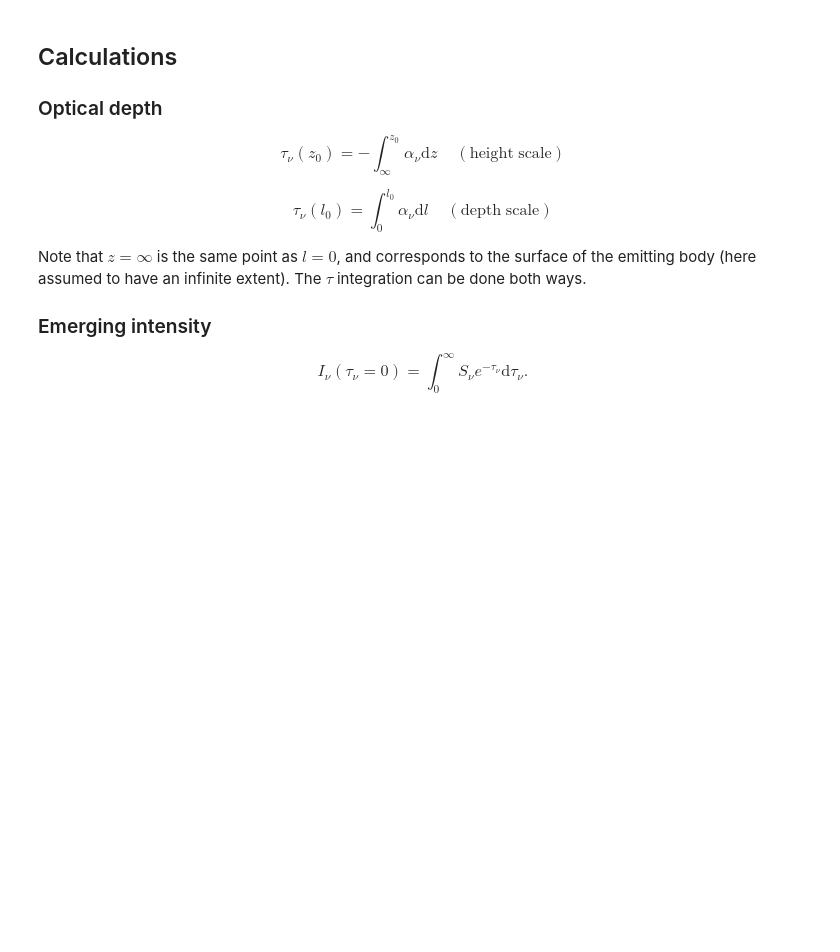
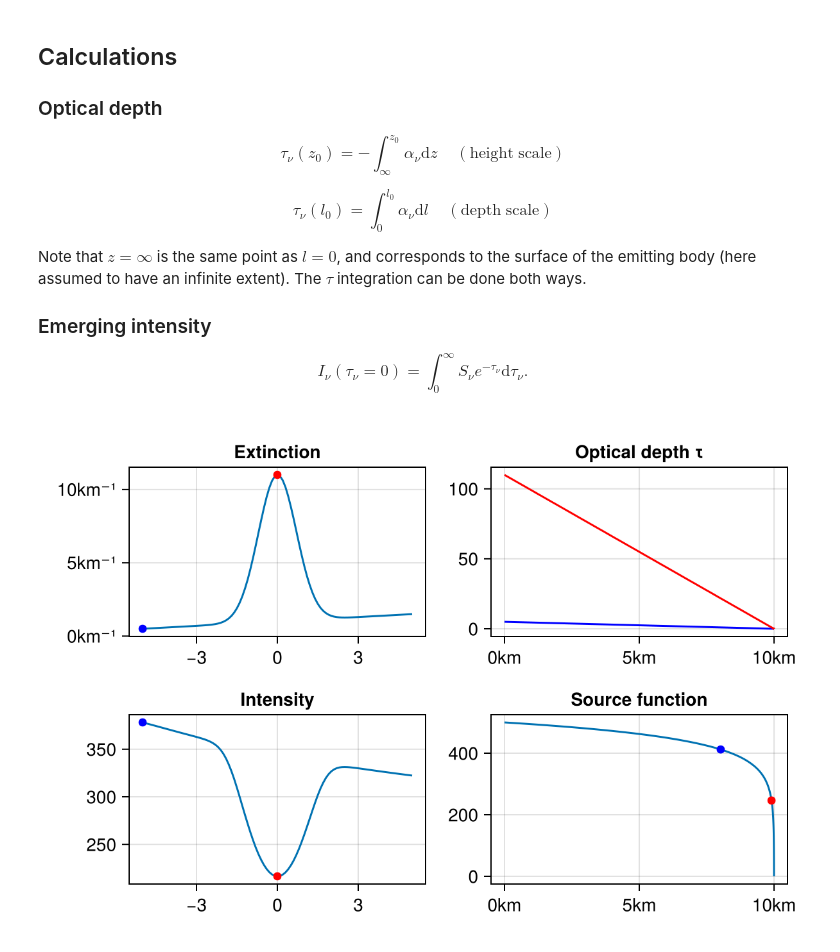
Before and after one commit to tiagopereira/ast4310, a Jupyter notebook: notebooks/lectures/lecture5.ipynb, the cells around one changed output. Drawn from its saved outputs; the diff is of its cells as text; code cells hidden in the pictures; blank space fills up the shorter version.

```diff
--- a/notebooks/lectures/lecture5.ipynb
+++ b/notebooks/lectures/lecture5.ipynb
@@ -7,6 +7,17 @@ using NumericalIntegration
 * extinction ($\alpha_\nu$)
 * depth ($l$) and height ($z$) scale
 * source function $S_\nu$
+# %%
+NWAVE = 101
+freq = range(-5., 5., NWAVE)
+extinction = (exp.(-freq .^ 2) .+ 0.5 * freq / 50 .+ 0.1) ./ 100u"m"
+NDEP = 200
+depth = logrange(1, 1e4, NDEP)u"m"
+height = -depth .+ maximum(depth)
+i_units = u"kW / m^2 * nm * sr"
+#source_function = (ustrip(height)) / 100 * i_units  # emission line
+source_function = range(0, 500, NDEP) * i_units  # absorption line
+extinction = repeat(extinction, outer=(1, NDEP));
 # %% [markdown]
 ## Calculations
 
@@ -34,2 +48,29 @@ intensity = zeros(Float64, NWAVE) * i_units
 # %%
-# Your plotting code here
+fig = Figure(size=(600,400))
+ii = ustrip(intensity)
+ss = ustrip(source_function)
+
+ax11 = Axis(fig[1,1], title="Extinction")
+lines!(ax11, freq, extinction[:, 1])
+scatter!(ax11, [freq[1]], [extinction[1,1]]; color=:blue)
+scatter!(ax11, [freq[51]], [extinction[51,1]]; color=:red)
+
+ax12 = Axis(fig[1,2], title="Optical depth τ")
+lines!(ax12, height, tau[1, :]; color=:blue)
+lines!(ax12, height, tau[51, :]; color=:red)
+tau1_1 = argmin(abs.(tau[1, :] .- 1))
+tau1_51 = argmin(abs.(tau[51, :] .- 1))
+
+ax21 = Axis(fig[2,1], title="Intensity")
+lines!(ax21, freq, ii)
+scatter!(ax21, [freq[1]], [ii[1]]; color=:blue)
+scatter!(ax21, [freq[51]], [ii[51]]; color=:red)
+
+ax22 = Axis(fig[2,2], title="Source function")
+lines!(ax22, height, ss)
+scatter!(ax22, [height[tau1_1]], [ss[tau1_1]]; color=:blue)
+scatter!(ax22, [height[tau1_51]], [ss[tau1_51]]; color=:red)
+
+fig
+# %% [output]
+[figure, added]
```
Also changed, not shown: parts of 1 cell of this notebook.
